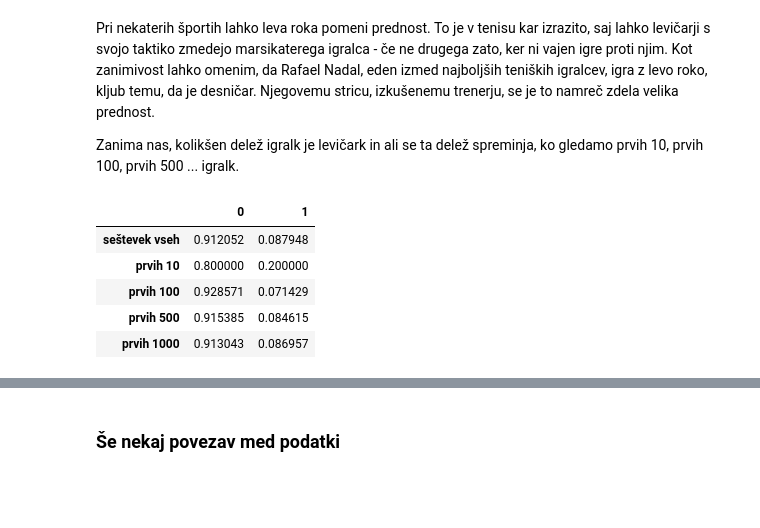
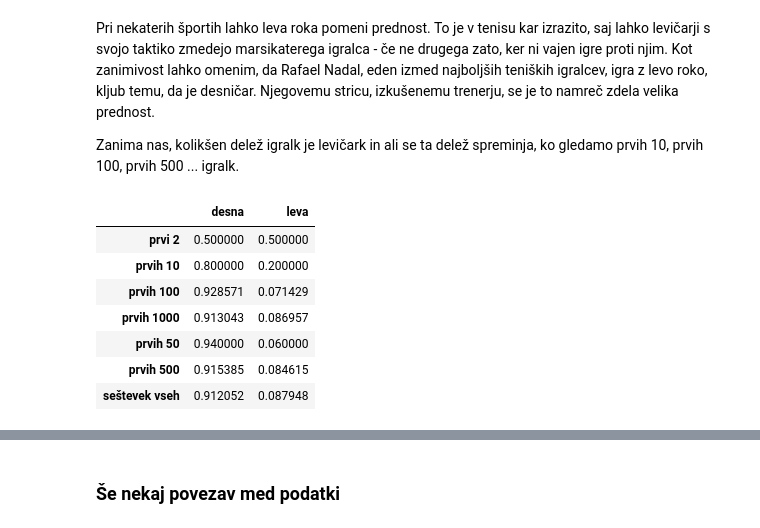
Before and after one commit to evgenijja/prog1, a Jupyter notebook: projektna_naloga.ipynb, the cells around one changed output, grey strips where cells are left out. Drawn from its saved outputs; the diff is of its cells as text; code cells hidden in the pictures; blank space fills up the shorter version.

```diff
--- a/projektna_naloga.ipynb
+++ b/projektna_naloga.ipynb
@@ -253,26 +252,23 @@ Pri nekaterih športih lahko leva roka pomeni prednost. To je v tenisu kar izraz
 
 Zanima nas, kolikšen delež igralk je levičark in ali se ta delež spreminja, ko gledamo prvih 10, prvih 100, prvih 500 ... igralk.
 # %%
-seštevek_vseh = igralke['roka'].value_counts('leva').tolist()
-prvih_10 = igralke.head(10)['roka'].value_counts('leva').tolist()
-prvih_100 = igralke.head(100)['roka'].value_counts('leva').tolist()
-prvih_500 = igralke.head(500)['roka'].value_counts('leva').tolist()
-prvih_1000 = igralke.head(1000)['roka'].value_counts('leva').tolist()
+seštevek_vseh = igralke['roka'].value_counts('leva')
+prvi_2 = igralke.head(2)['roka'].value_counts('leva')
+prvih_10 = igralke.head(10)['roka'].value_counts('leva')
+prvih_50 = igralke.head(50)['roka'].value_counts('leva')
+prvih_100 = igralke.head(100)['roka'].value_counts('leva')
+prvih_500 = igralke.head(500)['roka'].value_counts('leva')
+prvih_1000 = igralke.head(1000)['roka'].value_counts('leva')
 
-
-skupen_slovar = {'seštevek vseh' : seštevek_vseh, 'prvih 10' :prvih_10, 'prvih 100' : prvih_100, 'prvih 500' : prvih_500, 'prvih 1000' : prvih_1000}
+skupen_slovar = {'seštevek vseh' : seštevek_vseh, 'prvi 2' : prvi_2, 'prvih 10' : prvih_10, 'prvih 50' : prvih_50, 'prvih 100' : prvih_100, 'prvih 500' : prvih_500, 'prvih 1000' : prvih_1000}
 tabela = pd.DataFrame.from_dict(skupen_slovar, 'index')
 tabela
-#tabela.plot(kind = 'scatter')#.set_aspect('equal', adjustable='box')
-
-#plt.plot(seznam)
-#plt.xlim(0, 1)
-#plt.ylim(0, 1)
-#plt.gca().set_aspect('equal', adjustable='box')
 # %% [output]
-|  | 0 | 1 |
-| seštevek vseh | 0.912052 | 0.087948 |
+|  | desna | leva |
+| prvi 2 | 0.500000 | 0.500000 |
 | prvih 10 | 0.800000 | 0.200000 |
 | prvih 100 | 0.928571 | 0.071429 |
+| prvih 1000 | 0.913043 | 0.086957 |
+| prvih 50 | 0.940000 | 0.060000 |
 | prvih 500 | 0.915385 | 0.084615 |
-| prvih 1000 | 0.913043 | 0.086957 |
+| seštevek vseh | 0.912052 | 0.087948 |
```
Also changed, not shown: parts of 21 cells of this notebook.
